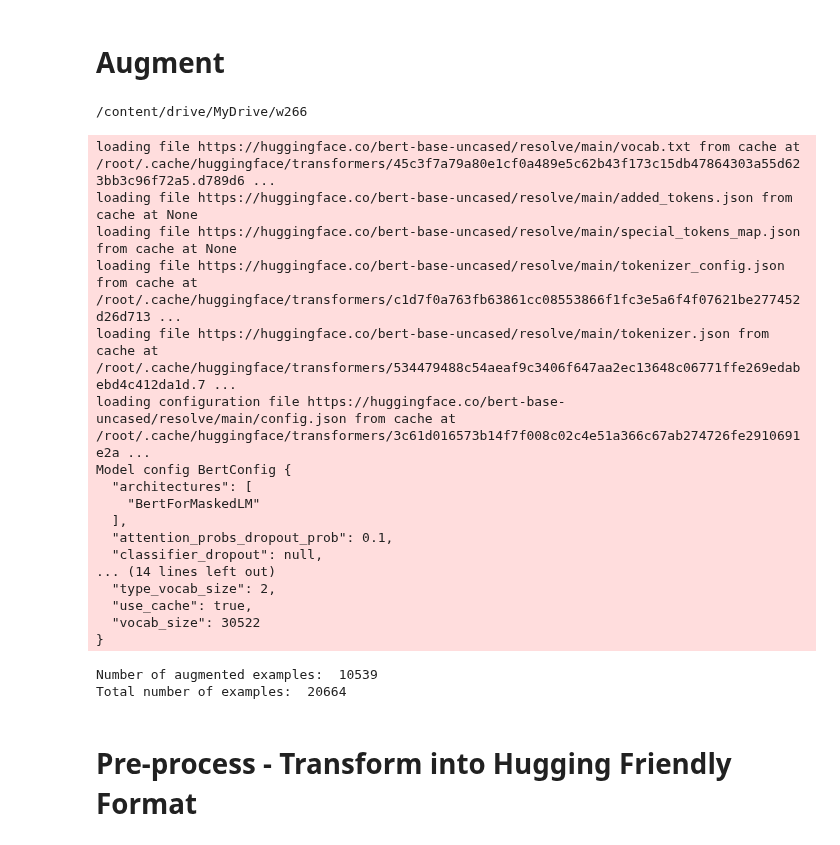
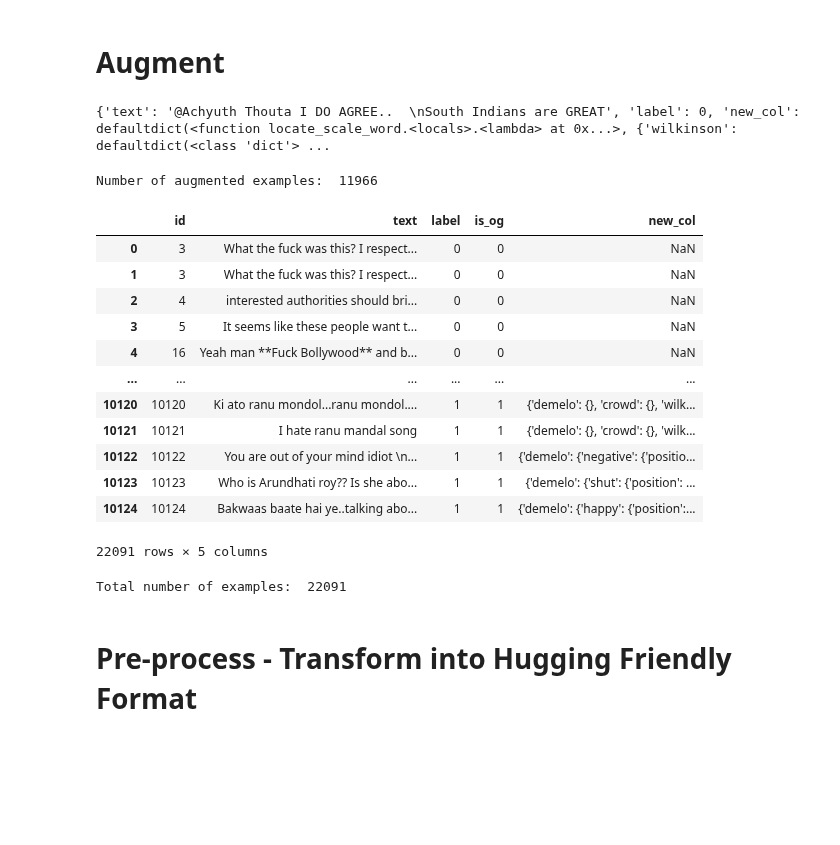
Before and after one commit to ipietri/w266_Final_Project, a Jupyter notebook: notebooks/TRAC-2-notebooks/grayscaling/TRAC_2_Track_A_Grayscaling.ipynb, the cells around one changed output. Saved outputs shown, nothing was run; the diff lists cells and outputs as text; code cells hidden in the pictures; blank space fills up the shorter version.

Commit message:
added unique ids so that I can run through Universal Sentence Decoder

```diff
--- a/notebooks/TRAC-2-notebooks/grayscaling/TRAC_2_Track_A_Grayscaling.ipynb
+++ b/notebooks/TRAC-2-notebooks/grayscaling/TRAC_2_Track_A_Grayscaling.ipynb
@@ -248,14 +231,12 @@ def locate_scale_word(test_col, label_col):
           # convert text into a list of words to avoid partial matches found using .find()
 
           sentence_words = test_col.replace("'", "")
-          sentence_words = sentence_words.lower().split(" ")
+          sentence_words = sentence_words.lower().split()
 
           if word in sentence_words:
             pos = sentence_words.index(word)
-         #   more_test[data_name]['label'] = label_col
             # assume only one word to be replaced
             more_test[data_name][word]['position'] = int(pos)
-          #  more_test[data_name]['sentence'][word] = test_col
             more_test[data_name][word]['milder_words'] = scales_with_milder_option[data_name][word]
 
 
@@ -268,46 +249,54 @@ trac2_task_a['new_col'] = trac2_task_a.apply(lambda x: locate_scale_word(x['text
 dict_from_df_a = trac2_task_a.to_dict('index')
 # %% [markdown]
 # Augment
+# %%
+print(dict_from_df.get(512))
+# %% [output]
+{'text': '@Achyuth Thouta I DO AGREE..  \nSouth Indians are GREAT', 'label': 0, 'new_col': defaultdict(<function locate_scale_word.<locals>.<lambda> at 0x...>, {'wilkinson': defaultdict(<class 'dict'> ...
 # %%
 %cd "/content/drive/MyDrive/w266"
 %run grey_scale_augmentation.ipynb
+labels_list, augmented_text_list, id_list = augment_greyscaling(dict_from_df_a, datanames, 'text', 'label')
-# %% [output]
-/content/drive/MyDrive/w266
-loading file https://huggingface.co/bert-base-uncased/resolve/main/vocab.txt from cache at /root/.cache/huggingface/transformers/45c3f7a79a80e1cf0a489e5c62b43f173c15db47864303a55d623bb3c96f72a5.d789d6 ...
-loading file https://huggingface.co/bert-base-uncased/resolve/main/added_tokens.json from cache at None
-loading file https://huggingface.co/bert-base-uncased/resolve/main/special_tokens_map.json from cache at None
-loading file https://huggingface.co/bert-base-uncased/resolve/main/tokenizer_config.json from cache at /root/.cache/huggingface/transformers/c1d7f0a763fb63861cc08553866f1fc3e5a6f4f07621be277452d26d713 ...
-loading file https://huggingface.co/bert-base-uncased/resolve/main/tokenizer.json from cache at /root/.cache/huggingface/transformers/534479488c54aeaf9c3406f647aa2ec13648c06771ffe269edabebd4c412da1d.7 ...
-loading configuration file https://huggingface.co/bert-base-uncased/resolve/main/config.json from cache at /root/.cache/huggingface/transformers/3c61d016573b14f7f008c02c4e51a366c67ab274726fe2910691e2a ...
-Model config BertConfig {
-  "architectures": [
-    "BertForMaskedLM"
-  ],
-  "attention_probs_dropout_prob": 0.1,
-  "classifier_dropout": null,
-... (14 lines left out)
-  "type_vocab_size": 2,
-  "use_cache": true,
-  "vocab_size": 30522
-}
+# %%
+# append the augmented data plus labels
+
+new_df = pd.DataFrame({'id':id_list, 'text':augmented_text_list,
+              'label':labels_list})
+print("Number of augmented examples: ", len(new_df))
+
+# add an example id column
+trac2_task_a['id'] = trac2_task_a.index
+
+# add labels indicating original vs augmented examples
+trac2_task_a['is_og'] = 1
+new_df['is_og'] = 0
+
+# append to the original examples and create new augmented dataframe
+train_df_aug = new_df.append(trac2_task_a)
+# %% [output]
+Number of augmented examples:  11966
+# %%
+train_df_aug
+# %% [output]
+|  | id | text | label | is_og | new_col |
+| 0 | 3 | What the fuck was this? I respect... | 0 | 0 | NaN |
+| 1 | 3 | What the fuck was this? I respect... | 0 | 0 | NaN |
+| 2 | 4 | interested authorities should bri... | 0 | 0 | NaN |
+| 3 | 5 | It seems like these people want t... | 0 | 0 | NaN |
+| 4 | 16 | Yeah man **Fuck Bollywood** and b... | 0 | 0 | NaN |
+| ... | ... | ... | ... | ... | ... |
+| 10120 | 10120 | Ki ato ranu mondol...ranu mondol.... | 1 | 1 | {'demelo': {}, 'crowd': {}, 'wilk... |
+| 10121 | 10121 | I hate ranu mandal song | 1 | 1 | {'demelo': {}, 'crowd': {}, 'wilk... |
+| 10122 | 10122 | You are out of your mind idiot \n... | 1 | 1 | {'demelo': {'negative': {'positio... |
+| 10123 | 10123 | Who is Arundhati roy?? Is she abo... | 1 | 1 | {'demelo': {'shut': {'position': ... |
+| 10124 | 10124 | Bakwaas baate hai ye..talking abo... | 1 | 1 | {'demelo': {'happy': {'position':... |
+22091 rows × 5 columns
 # %%
-task_a = augment_greyscaling(dict_from_df_a, datanames, 'text', 'label')
-
-# append the augmented data plus labels
-
-new_list = list(zip(labels_list, augmented_text_list))
-new_df = pd.DataFrame(new_list, columns = ['label', 'text'])
-print("Number of augmented examples: ", len(new_df))
-
-# append to the original examples
-trac2_task_a_aug = new_df.append(trac2_task_a)
-
 # save out greyscale adjusted dataset
-trac2_task_a_aug.to_csv('/content/drive/MyDrive/w266/grey_scaled_augmented_oversampled_subtask_a_train_data.csv', index=False)
-print("Total number of examples: ", len(trac2_task_a_aug))
+train_df_aug.to_csv('/content/drive/MyDrive/w266/grey_scaled_augmented_oversampled_subtask_a_train_data.csv', index=False)
+print("Total number of examples: ", len(train_df_aug))
 # %% [output]
-Number of augmented examples:  10539
-Total number of examples:  20664
+Total number of examples:  22091
 # %% [markdown]
 # Pre-process - Transform into Hugging Friendly Format
 # %%
```
Also changed, not shown: parts of 5 cells of this notebook.
